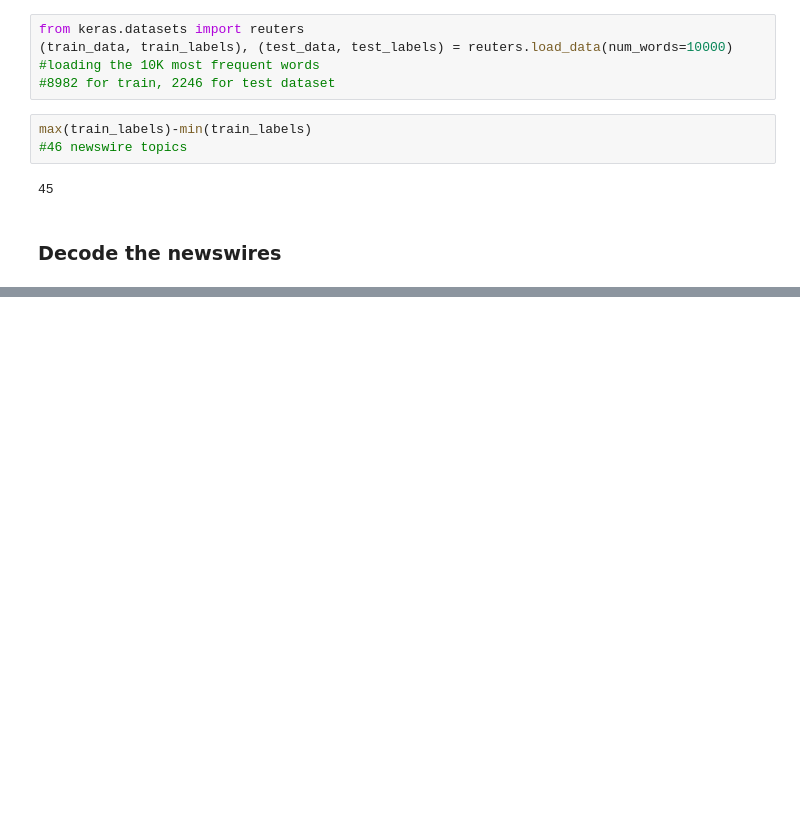
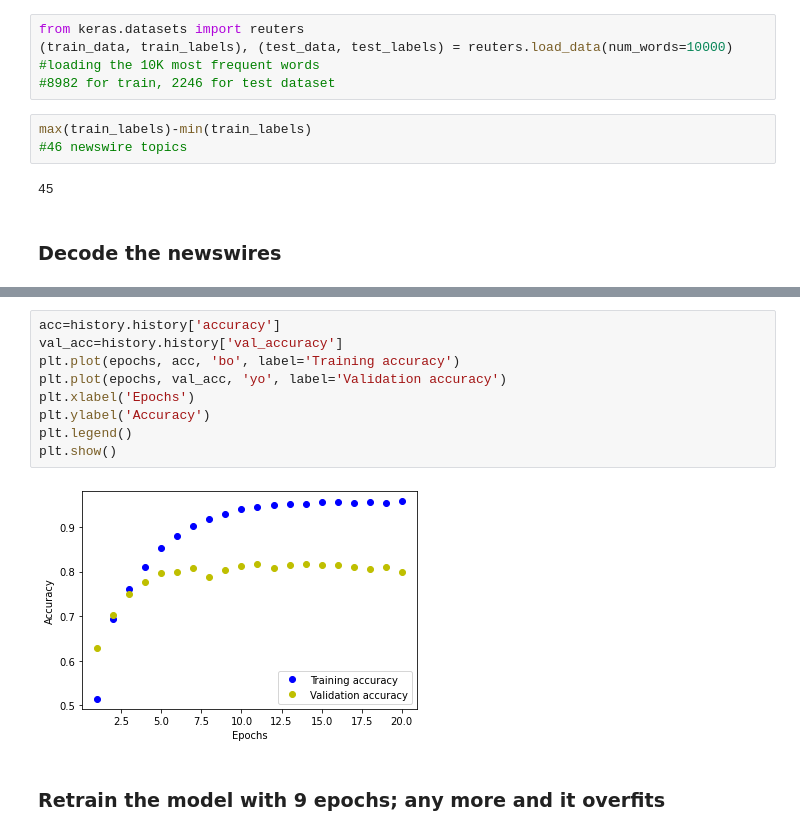
Before and after one commit to Ilektra-Giassa/Tutorials, a Jupyter notebook: reuters.ipynb, the cells around one changed output, grey strips where cells are left out. Cells and saved outputs as stored; diff of their text form; blank space fills up the shorter version.

```diff
--- a/reuters.ipynb
+++ b/reuters.ipynb
@@ -23,0 +108,13 @@ decoded_newswire=' '.join([reverse_word_index.get(i-3, '?') for i in train_data[
+# %%
+acc=history.history['accuracy']
+val_acc=history.history['val_accuracy']
+plt.plot(epochs, acc, 'bo', label='Training accuracy')
+plt.plot(epochs, val_acc, 'yo', label='Validation accuracy')
+plt.xlabel('Epochs')
+plt.ylabel('Accuracy')
+plt.legend()
+plt.show()
+# %% [output]
+[figure, added]
+# %% [markdown]
+### Retrain the model with 9 epochs; any more and it overfits
```
Also changed, not shown: parts of 18 cells of this notebook.
